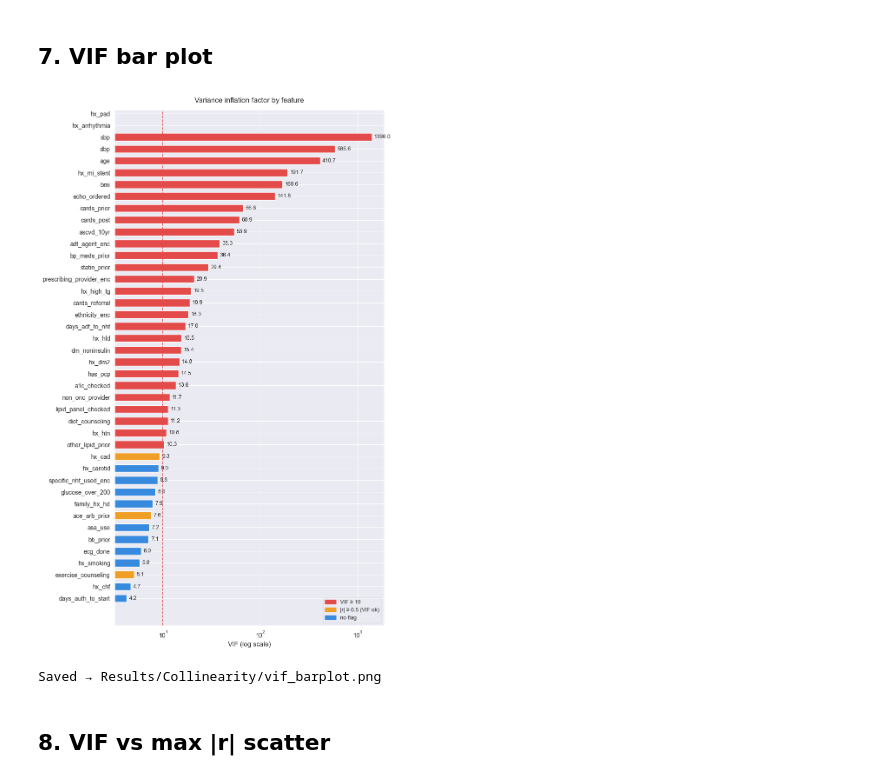
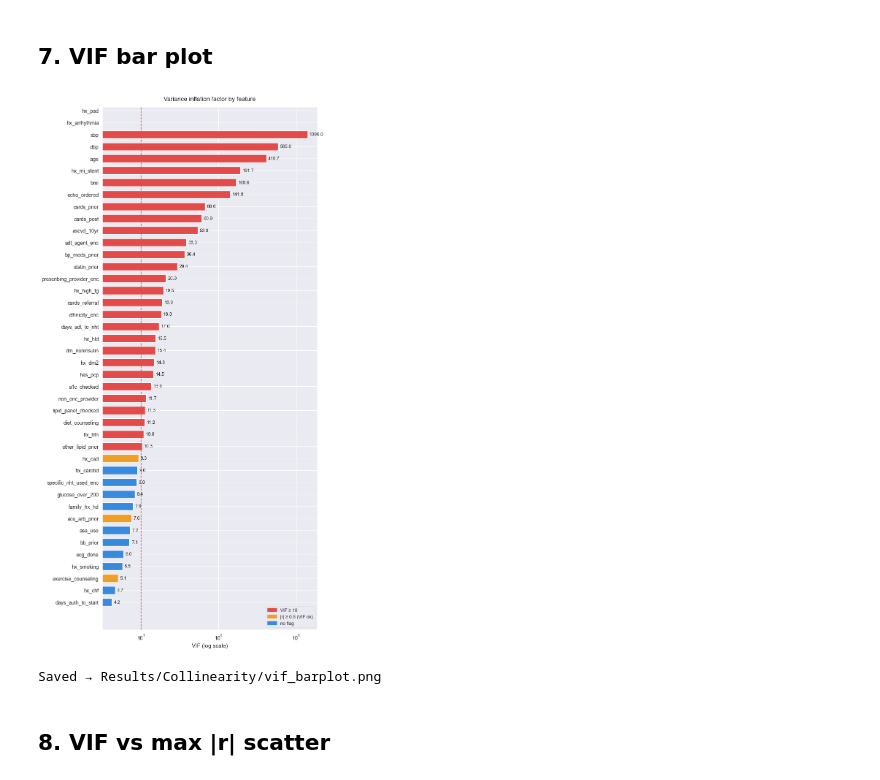
Before and after one commit to kstatham402/170A_Capstone_Project, a Jupyter notebook: notebooks/05_colinearity_analysis.ipynb, the cells around one changed output. Saved outputs shown, nothing was run; the diff lists cells and outputs as text; code cells hidden in the pictures.

```diff
--- a/notebooks/05_colinearity_analysis.ipynb
+++ b/notebooks/05_colinearity_analysis.ipynb
@@ -276,32 +276,32 @@ def scatter_color(row):
 # %%
 bar_df = vif_df.sort_values("VIF", ascending=True)
 colors = [bar_color(r) for _, r in bar_df.iterrows()]
 
 fig, ax = plt.subplots(figsize=(8, max(5, len(bar_df) * 0.35)))
 bars = ax.barh(bar_df["feature"], bar_df["VIF"], color=colors, height=0.65)
 
 ax.axvline(VIF_THRESH, color=COL_FLAG, lw=1.2, ls="--")
 ax.bar_label(bars, fmt="%.1f", padding=4, fontsize=9)
 ax.set_xscale("log")
 ax.set_xlabel("VIF (log scale)", fontsize=11)
 ax.set_title("Variance inflation factor by feature", fontsize=12, pad=12)
 ax.xaxis.set_minor_locator(ticker.LogLocator())
 ax.xaxis.set_minor_formatter(ticker.NullFormatter())
 
 legend_patches = [
     plt.Rectangle((0, 0), 1, 1, color=COL_FLAG, label=f"VIF ≥ {VIF_THRESH}"),
     plt.Rectangle((0, 0), 1, 1, color=COL_WARN, label=f"|r| ≥ {CORR_THRESH} (VIF ok)"),
     plt.Rectangle((0, 0), 1, 1, color=COL_OK,   label="no flag"),
 ]
 ax.legend(handles=legend_patches, fontsize=9, framealpha=0.4)
 
-# plt.tight_layout()
+plt.tight_layout()
 bar_path = os.path.join(out_folder, "vif_barplot.png")
 fig.savefig(bar_path, dpi=150, bbox_inches="tight")
 plt.show()
 print(f"Saved → {bar_path}")
 # %% [output]
-[figure, old version]
+[figure, new version]
 Saved → Results/Collinearity/vif_barplot.png
 # %% [markdown]
 ## 8. VIF vs max |r| scatter
```
Also changed, not shown: parts of 2 cells of this notebook, 6 other files.
